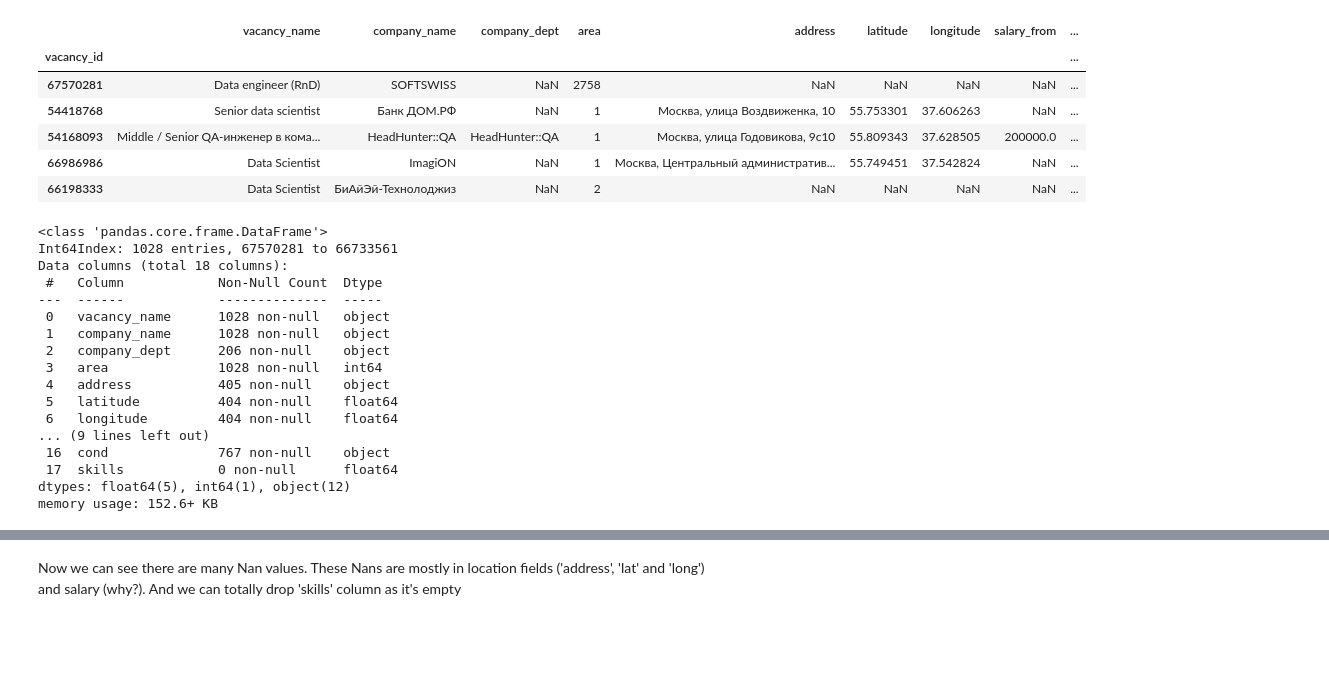
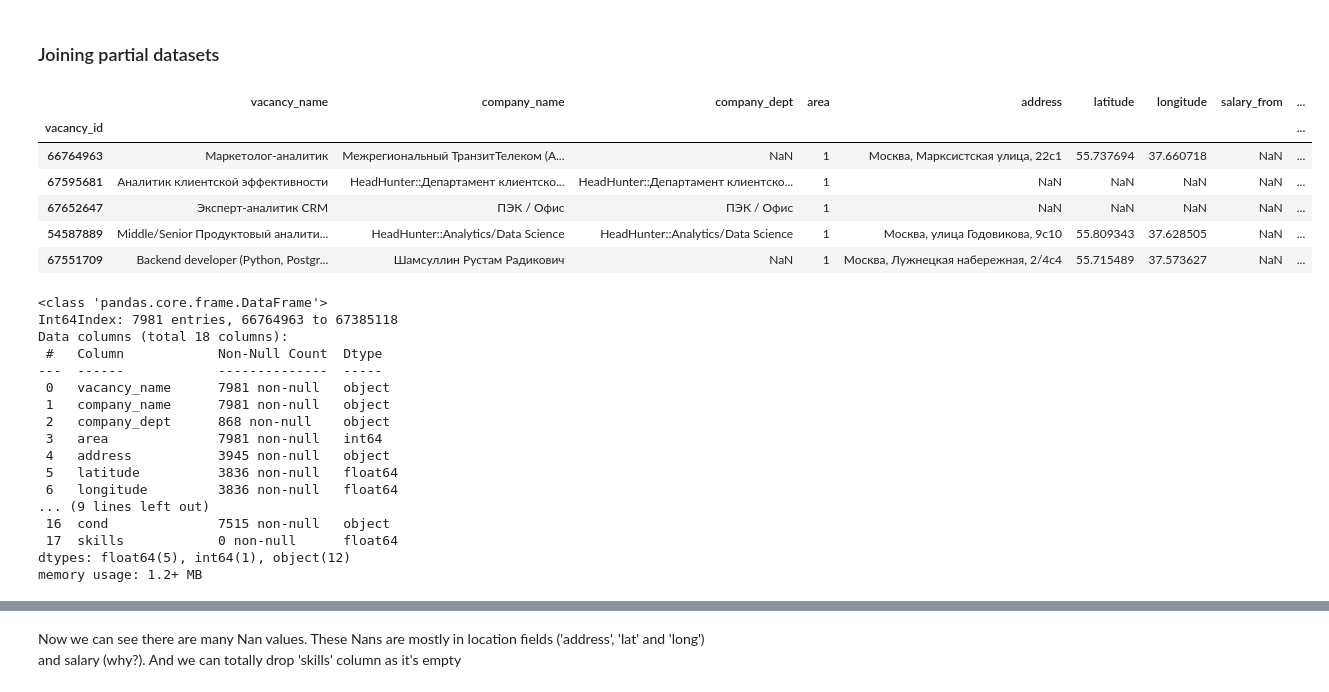
Before and after one commit to sharuhinda/vacancies_analysis, a Jupyter notebook: vacancies_analysis.ipynb, the cells around one changed output, grey strips where cells are left out. Saved outputs shown, nothing was run; the diff lists cells and outputs as text; code cells hidden in the pictures; blank space fills up the shorter version.

```diff
--- a/vacancies_analysis.ipynb
+++ b/vacancies_analysis.ipynb
@@ -9,31 +8,36 @@ json_filename = 'datasets/vacancies_data_scientist.json'
+# %% [markdown]
+### Joining partial datasets
+# %%
+csv1_filename = 'datasets/vacancies-partial-20220712.csv'
+csv2_filename = 'datasets/vacancies-partial-moscow-20220712.csv'
 # %%
-df = pd.read_csv('datasets/vacancies_data_scientist.csv', index_col=0)
-df.head()
+df1 = pd.read_csv(csv1_filename, index_col=0)
+df1.head()
 # %% [output]
 |  | vacancy_name | company_name | company_dept | area | address | latitude | longitude | salary_from | ... |
 | vacancy_id |  |  |  |  |  |  |  |  | ... |
-| 67570281 | Data engineer (RnD) | SOFTSWISS | NaN | 2758 | NaN | NaN | NaN | NaN | ... |
-| 54418768 | Senior data scientist | Банк ДОМ.РФ | NaN | 1 | Москва, улица Воздвиженка, 10 | 55.753301 | 37.606263 | NaN | ... |
-| 54168093 | Middle / Senior QA-инженер в кома... | HeadHunter::QA | HeadHunter::QA | 1 | Москва, улица Годовикова, 9с10 | 55.809343 | 37.628505 | 200000.0 | ... |
-| 66986986 | Data Scientist | ImagiON | NaN | 1 | Москва, Центральный административ... | 55.749451 | 37.542824 | NaN | ... |
-| 66198333 | Data Scientist | БиАйЭй-Технолоджиз | NaN | 2 | NaN | NaN | NaN | NaN | ... |
+| 66764963 | Маркетолог-аналитик | Межрегиональный ТранзитТелеком (А... | NaN | 1 | Москва, Марксистская улица, 22с1 | 55.737694 | 37.660718 | NaN | ... |
+| 67595681 | Аналитик клиентской эффективности | HeadHunter::Департамент клиентско... | HeadHunter::Департамент клиентско... | 1 | NaN | NaN | NaN | NaN | ... |
+| 67652647 | Эксперт-аналитик CRM | ПЭК / Офис | ПЭК / Офис | 1 | NaN | NaN | NaN | NaN | ... |
+| 54587889 | Middle/Senior Продуктовый аналити... | HeadHunter::Analytics/Data Science | HeadHunter::Analytics/Data Science | 1 | Москва, улица Годовикова, 9с10 | 55.809343 | 37.628505 | NaN | ... |
+| 67551709 | Backend developer (Python, Postgr... | Шамсуллин Рустам Радикович | NaN | 1 | Москва, Лужнецкая набережная, 2/4с4 | 55.715489 | 37.573627 | NaN | ... |
 # %%
-df.info()
+df1.info()
 # %% [output]
 <class 'pandas.core.frame.DataFrame'>
-Int64Index: 1028 entries, 67570281 to 66733561
+Int64Index: 7981 entries, 66764963 to 67385118
 Data columns (total 18 columns):
  #   Column            Non-Null Count  Dtype
 ---  ------            --------------  -----
- 0   vacancy_name      1028 non-null   object
- 1   company_name      1028 non-null   object
- 2   company_dept      206 non-null    object
- 3   area              1028 non-null   int64
- 4   address           405 non-null    object
- 5   latitude          404 non-null    float64
- 6   longitude         404 non-null    float64
+ 0   vacancy_name      7981 non-null   object
+ 1   company_name      7981 non-null   object
+ 2   company_dept      868 non-null    object
+ 3   area              7981 non-null   int64
+ 4   address           3945 non-null   object
+ 5   latitude          3836 non-null   float64
+ 6   longitude         3836 non-null   float64
 ... (9 lines left out)
- 16  cond              767 non-null    object
+ 16  cond              7515 non-null   object
  17  skills            0 non-null      float64
 dtypes: float64(5), int64(1), object(12)
-memory usage: 152.6+ KB
+memory usage: 1.2+ MB
```
Also changed, not shown: parts of 39 cells of this notebook, 2 other files.
